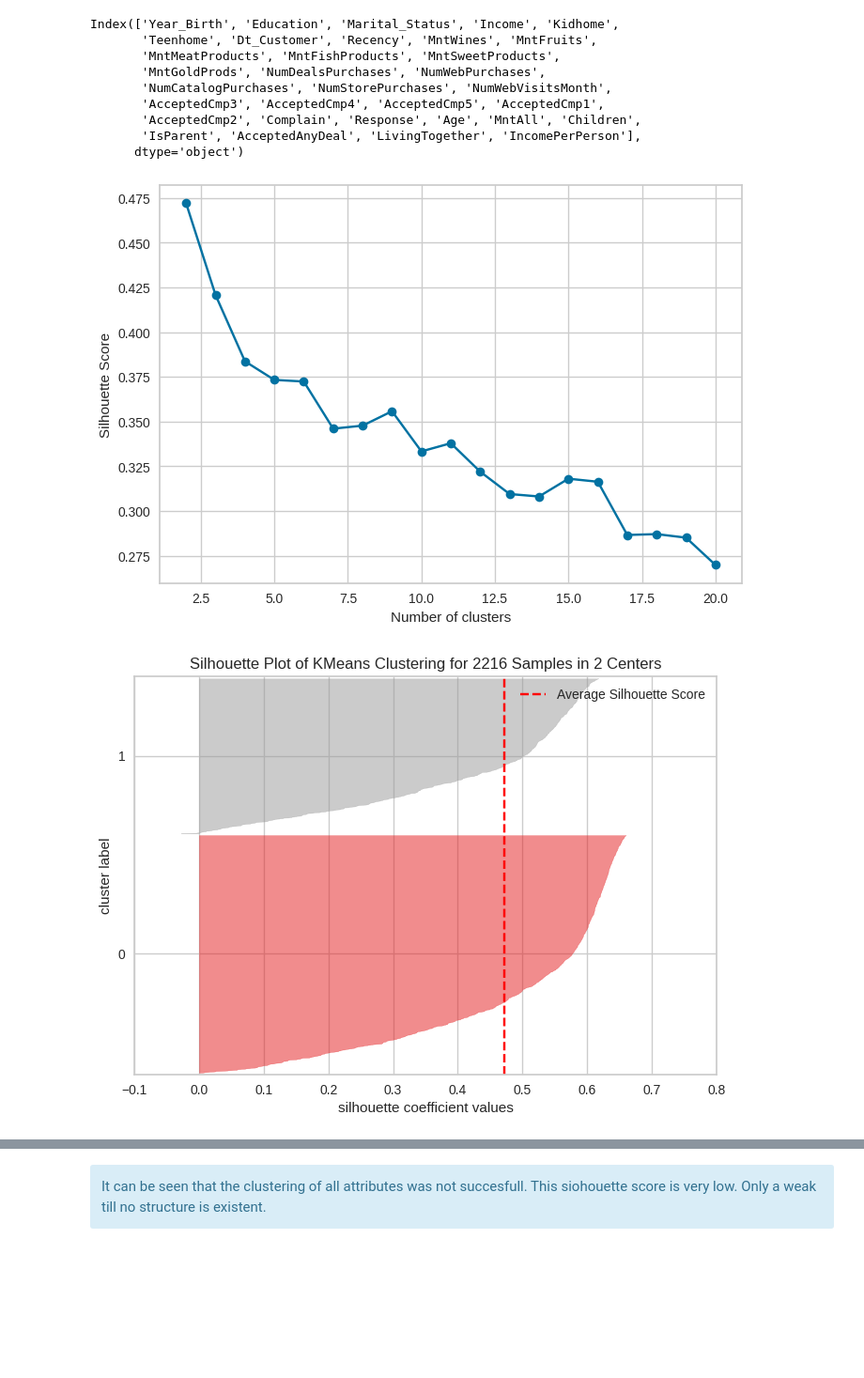
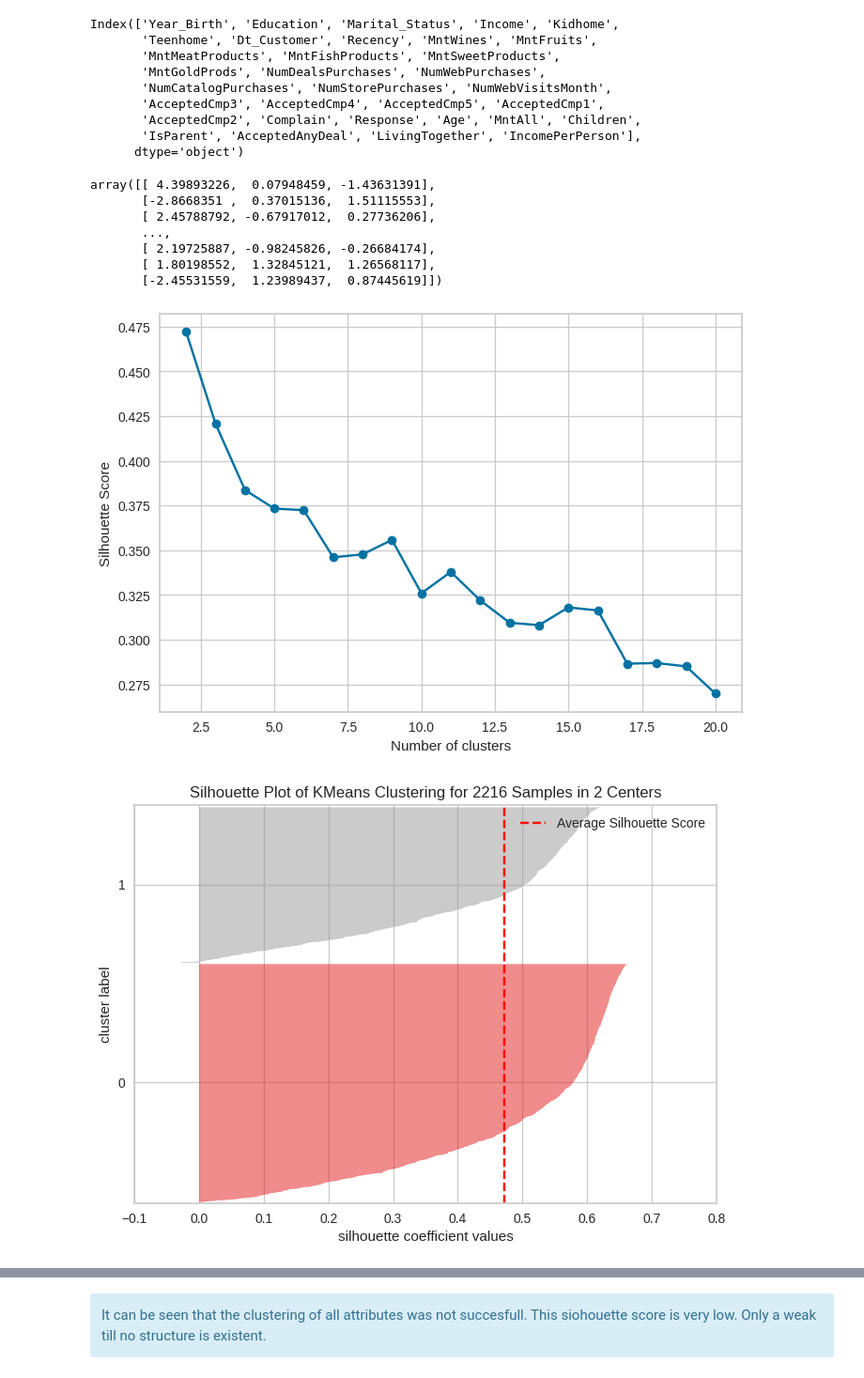
Before and after one commit to Tomson909/Customer-Personality-Analysis, a Jupyter notebook: main.ipynb, the cells around one changed output, grey strips where cells are left out. Shown at 94% size. Drawn from its saved outputs; the diff is of its cells as text; code cells hidden in the pictures; blank space fills up the shorter version.

```diff
--- a/main.ipynb
+++ b/main.ipynb
@@ -39 +136,6 @@ data['Year_Birth'] = pd.to_datetime(data['Year_Birth'], format='%Y')
 </div>
+# %%
+display(data.isna().sum())
+
+# drop the rows with missing values
+data.dropna(inplace=True)
@@ -420,6 +496,7 @@ class KMEANS_Wrapper:
         self.X = self.preprocessor()
         if self.pca:
             self.X = self.pca_features(self.X, self.n_components)
+            display(self.X)
         self.find_optimal_clusters(self.X)
         self.plot_optimal_cluster_knee()
 
@@ -443,34 +520,41 @@ class KMEANS_Wrapper:
             silhouette = silhouette_score(data, model.fit_predict(data))
             self.silhouette_scores.append(silhouette)
 
     def plot_optimal_cluster_knee(self):
         plt.plot(range(self.min_clusters, self.max_clusters+1),self.silhouette_scores, marker='o')
         plt.xlabel('Number of clusters')
         plt.ylabel('Silhouette Score')
         plt.show()
 
     def silhouette_plot(self, n_cluster = 1):
         model = KMeans(n_clusters=n_cluster, random_state=42)
         visualizer = SilhouetteVisualizer(model)
         visualizer.fit(self.X)
         visualizer.show()
 
     def fit(self, data):
         X = self.preprocessor(data)
         X = self.select_features(X)
         self.model.fit(X)
 
     def dim_reduction(self, data):
         # before using
         X = self.preprocessor(data)
         X = self.select_features(X)
         return self.pca.transform(X)
 
 model = KMEANS_Wrapper(data = data, num_cols=num_cols, cat_cols=cat_cols, bin_cols=bin_col, min_clusters=2, max_clusters=20, n_components=3, pca=True)
 model.prep_fit_evaluate()
 model.silhouette_plot(n_cluster=2)
 # %% [output]
+array([[ 4.39893226,  0.07948459, -1.43631391],
+       [-2.8668351 ,  0.37015136,  1.51115553],
+       [ 2.45788792, -0.67917012,  0.27736206],
+       ...,
+       [ 2.19725887, -0.98245826, -0.26684174],
+       [ 1.80198552,  1.32845121,  1.26568117],
+       [-2.45531559,  1.23989437,  0.87445619]])
-[figure, old version]
+[figure, new version]
 [figure]
 # %%
 for i in range(2, 6):
```
Also changed, not shown: parts of 26 cells of this notebook.
